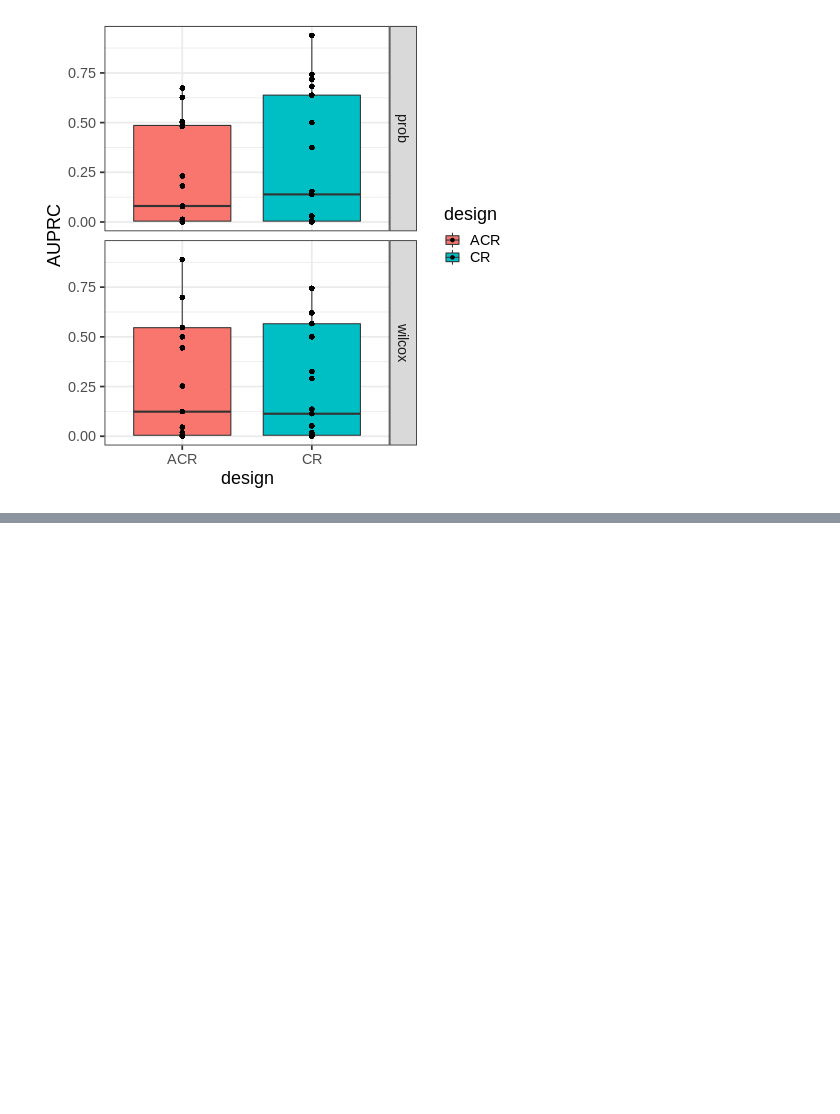
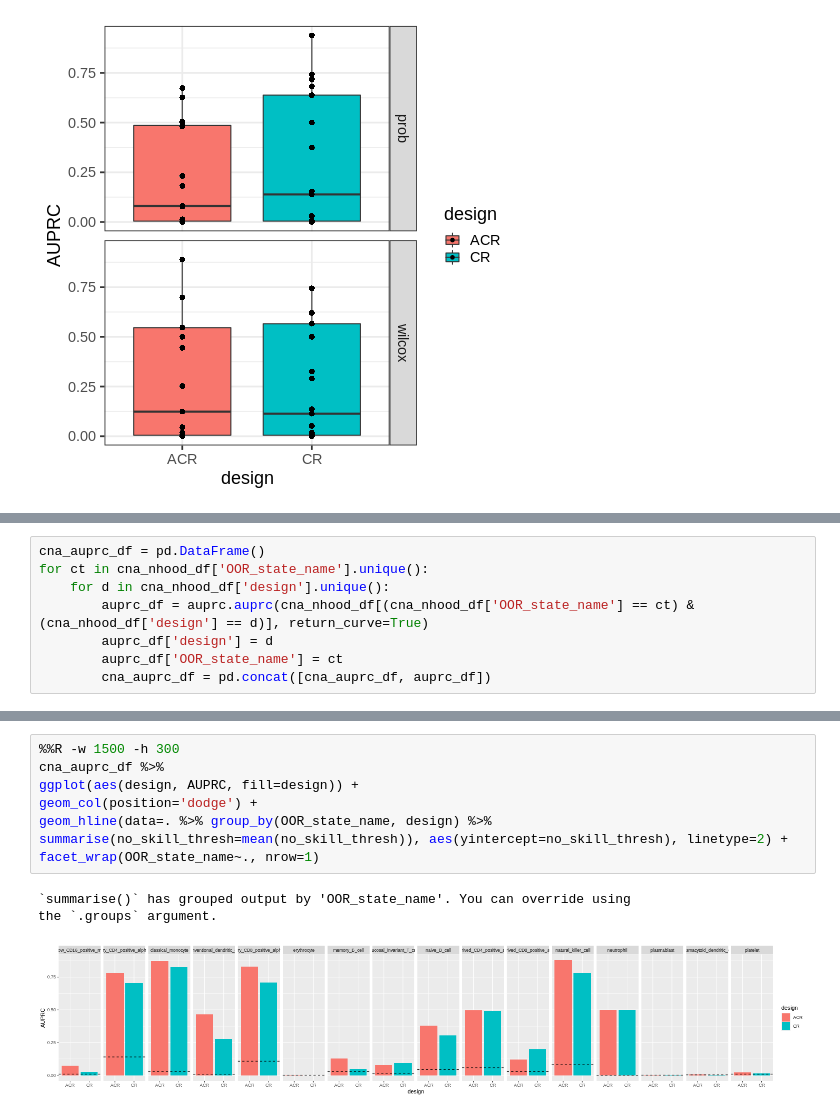
Before and after one commit to MarioniLab/oor_design_reproducibility, a Jupyter notebook: src/2_simulation_design/DA_methods.ipynb, the cells around one changed output, grey strips where cells are left out. Drawn from its saved outputs; the diff is of its cells as text; blank space fills up the shorter version.

```diff
--- a/src/2_simulation_design/DA_methods.ipynb
+++ b/src/2_simulation_design/DA_methods.ipynb
@@ -614,0 +899,8 @@ theme(strip.text.x=element_text(angle=90))
+# %%
+cna_auprc_df = pd.DataFrame()
+for ct in cna_nhood_df['OOR_state_name'].unique():
+    for d in cna_nhood_df['design'].unique():
+        auprc_df = auprc.auprc(cna_nhood_df[(cna_nhood_df['OOR_state_name'] == ct) & (cna_nhood_df['design'] == d)], return_curve=True)
+        auprc_df['design'] = d
+        auprc_df['OOR_state_name'] = ct
+        cna_auprc_df = pd.concat([cna_auprc_df, auprc_df])
@@ -614,0 +918,11 @@ theme(strip.text.x=element_text(angle=90))
+# %%
+%%R -w 1500 -h 300
+cna_auprc_df %>%
+ggplot(aes(design, AUPRC, fill=design)) +
+geom_col(position='dodge') +
+geom_hline(data=. %>% group_by(OOR_state_name, design) %>% summarise(no_skill_thresh=mean(no_skill_thresh)), aes(yintercept=no_skill_thresh), linetype=2) +
+facet_wrap(OOR_state_name~., nrow=1)
+# %% [output]
+`summarise()` has grouped output by 'OOR_state_name'. You can override using
+the `.groups` argument.
+[figure, added]
```
Also changed, not shown: parts of 20 cells of this notebook, 8 other files.
